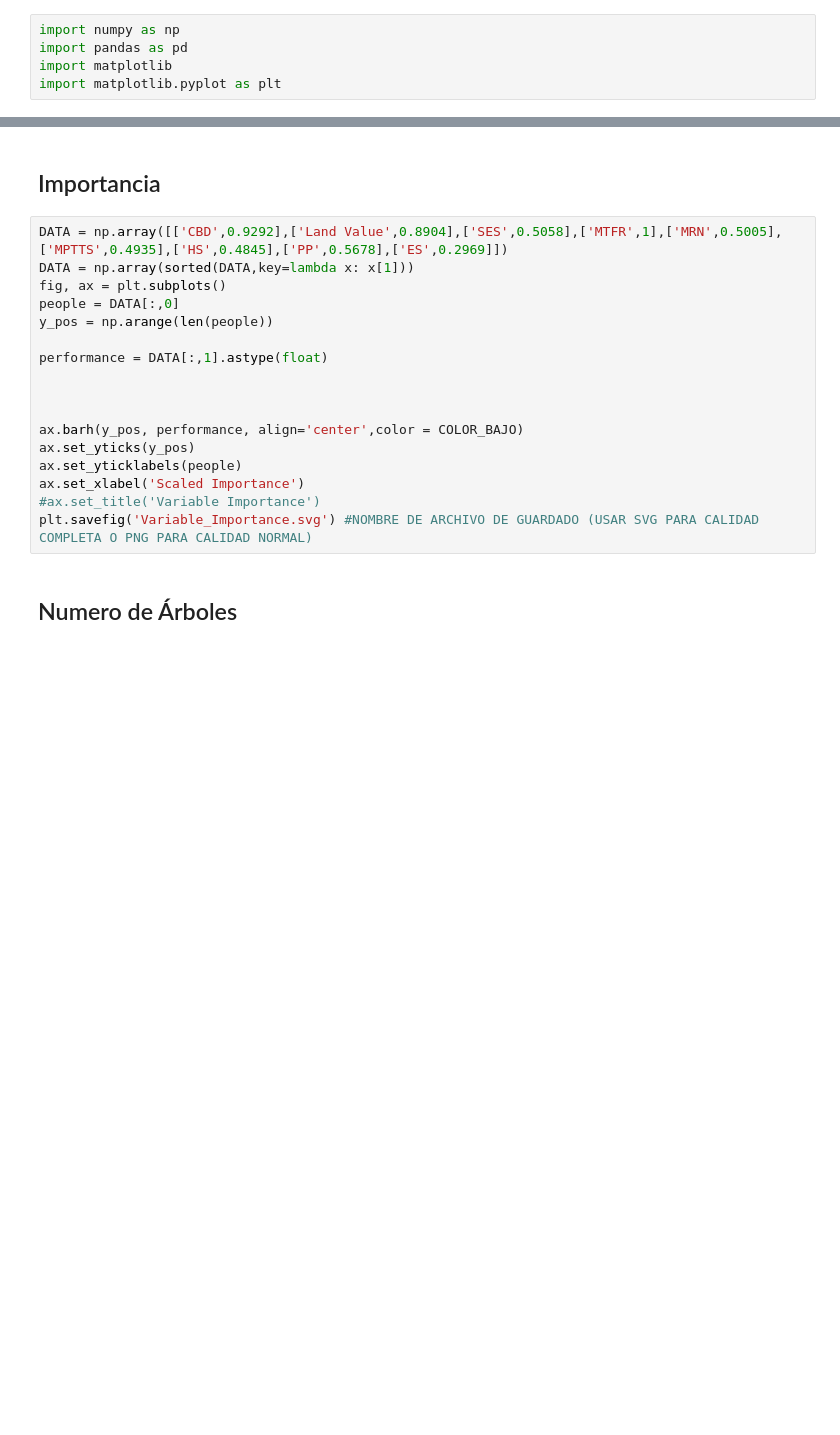
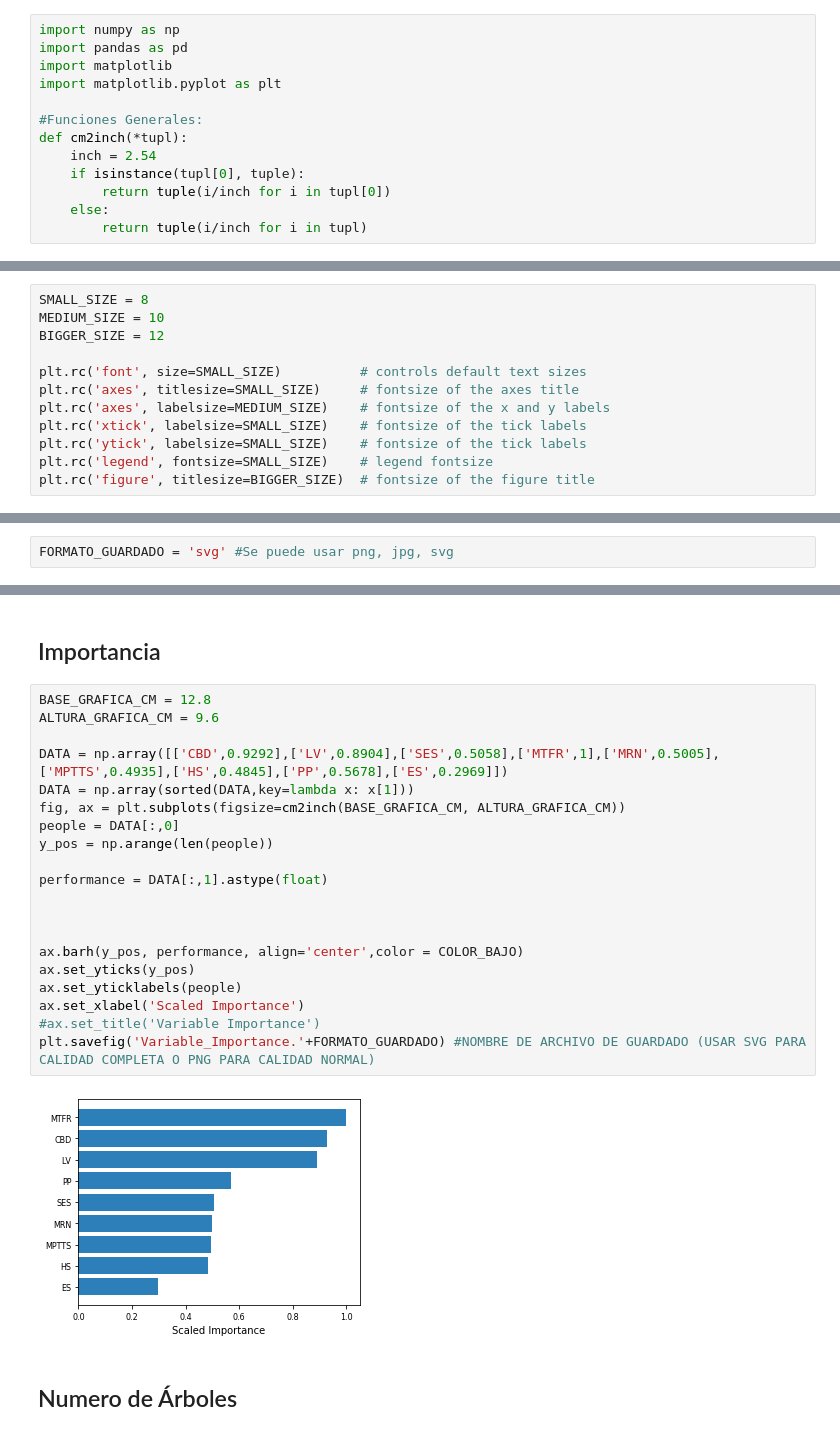
Before and after one commit to ZibraMax/RF-DENSPOB, a Jupyter notebook: CODIGO.ipynb, the cells around one changed output, grey strips where cells are left out. Drawn from its saved outputs; the diff is of its cells as text; blank space fills up the shorter version.

```diff
--- a/CODIGO.ipynb
+++ b/CODIGO.ipynb
@@ -7,3 +40,11 @@ import numpy as np
 import pandas as pd
 import matplotlib
 import matplotlib.pyplot as plt
+
+#Funciones Generales:
+def cm2inch(*tupl):
+    inch = 2.54
+    if isinstance(tupl[0], tuple):
+        return tuple(i/inch for i in tupl[0])
+    else:
+        return tuple(i/inch for i in tupl)
@@ -21,0 +69,12 @@ COLOR_BAJO = list(map(color_parser,COLOR_BAJO))
+# %%
+SMALL_SIZE = 8
+MEDIUM_SIZE = 10
+BIGGER_SIZE = 12
+
+plt.rc('font', size=SMALL_SIZE)          # controls default text sizes
+plt.rc('axes', titlesize=SMALL_SIZE)     # fontsize of the axes title
+plt.rc('axes', labelsize=MEDIUM_SIZE)    # fontsize of the x and y labels
+plt.rc('xtick', labelsize=SMALL_SIZE)    # fontsize of the tick labels
+plt.rc('ytick', labelsize=SMALL_SIZE)    # fontsize of the tick labels
+plt.rc('legend', fontsize=SMALL_SIZE)    # legend fontsize
+plt.rc('figure', titlesize=BIGGER_SIZE)  # fontsize of the figure title
@@ -22,24 +83,31 @@ COLOR_BAJO = list(map(color_parser,COLOR_BAJO))
+# %%
+FORMATO_GUARDADO = 'svg' #Se puede usar png, jpg, svg
 # %% [markdown]
 # Graficas de validacíon de RF
 # %% [markdown]
 ## Importancia
 # %%
-DATA = np.array([['CBD',0.9292],['Land Value',0.8904],['SES',0.5058],['MTFR',1],['MRN',0.5005],['MPTTS',0.4935],['HS',0.4845],['PP',0.5678],['ES',0.2969]])
+BASE_GRAFICA_CM = 12.8
+ALTURA_GRAFICA_CM = 9.6
+
+DATA = np.array([['CBD',0.9292],['LV',0.8904],['SES',0.5058],['MTFR',1],['MRN',0.5005],['MPTTS',0.4935],['HS',0.4845],['PP',0.5678],['ES',0.2969]])
 DATA = np.array(sorted(DATA,key=lambda x: x[1]))
-fig, ax = plt.subplots()
+fig, ax = plt.subplots(figsize=cm2inch(BASE_GRAFICA_CM, ALTURA_GRAFICA_CM))
 people = DATA[:,0]
 y_pos = np.arange(len(people))
 
 performance = DATA[:,1].astype(float)
 
 
 
 ax.barh(y_pos, performance, align='center',color = COLOR_BAJO)
 ax.set_yticks(y_pos)
 ax.set_yticklabels(people)
 ax.set_xlabel('Scaled Importance')
 #ax.set_title('Variable Importance')
-plt.savefig('Variable_Importance.svg') #NOMBRE DE ARCHIVO DE GUARDADO (USAR SVG PARA CALIDAD COMPLETA O PNG PARA CALIDAD NORMAL)
+plt.savefig('Variable_Importance.'+FORMATO_GUARDADO) #NOMBRE DE ARCHIVO DE GUARDADO (USAR SVG PARA CALIDAD COMPLETA O PNG PARA CALIDAD NORMAL)
+# %% [output]
+[figure, added]
 # %% [markdown]
 ## Numero de Árboles
 # %%
```
Also changed, not shown: parts of 11 cells of this notebook, 7 other files.
